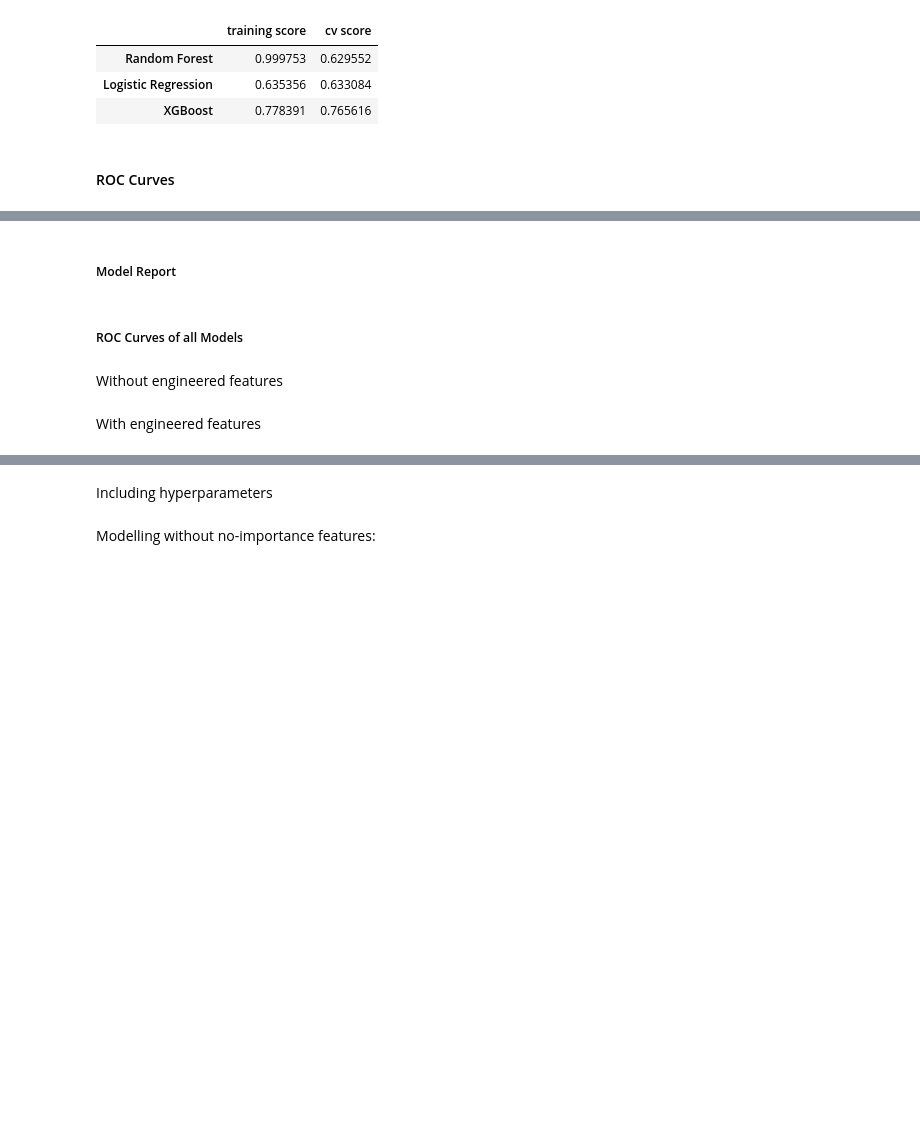
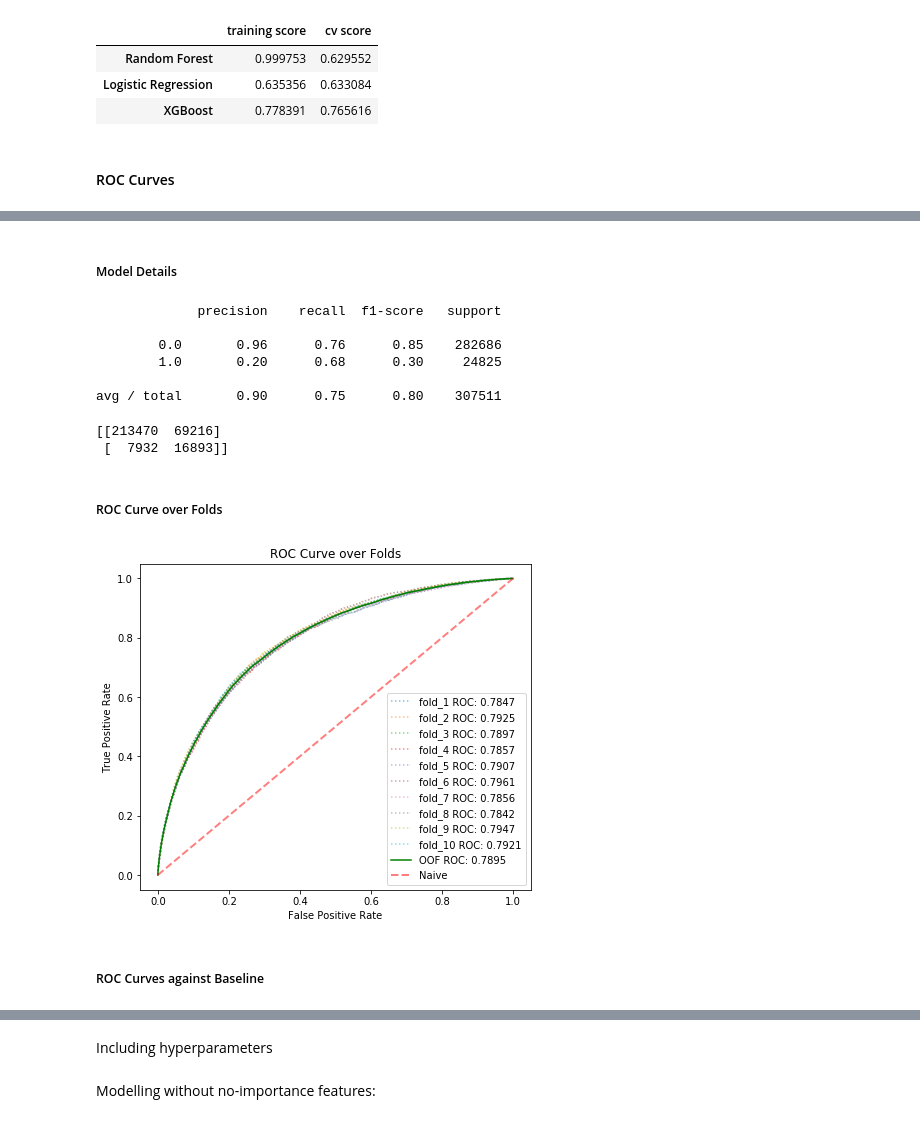
Before and after one commit to ashiquem/home-credit-default-risk, a Jupyter notebook: model_evolution.ipynb, the cells around one changed output, grey strips where cells are left out. Saved outputs shown, nothing was run; the diff lists cells and outputs as text; code cells hidden in the pictures; blank space fills up the shorter version.

Commit message:
final model

```diff
--- a/model_evolution.ipynb
+++ b/model_evolution.ipynb
@@ -47,8 +48,8 @@ data_fe = fe.process_datasets(app_train,app_test,buro,bb,pa,ipay,ccb,pos,path='p
 end = time.time()
 print('Datasets processed in: {:.2f} minutes'.format((end-start)/60))
 # %%
-# data = pd.read_csv('processed/alldata.csv')
-data_fe = pd.read_csv('processed/alldata_fe.csv')
+data = pd.read_csv('processed/alldata.csv')
+# data_fe = pd.read_csv('processed/alldata_fe.csv')
 # %% [markdown]
 ### BASELINE MODELS
 # %% [markdown]
@@ -264,14 +265,14 @@ def model(data,folds,iterations,exclude=[]):
 
         # fitting on the training set
         clf.fit(xtrain,ytrain,eval_set=[(xtrain, ytrain), (xvalid, yvalid)],eval_metric ='auc',
-                verbose= 100, early_stopping_rounds= iterations,eval_names = ['train','valid'])
+                 verbose =200,early_stopping_rounds= iterations,eval_names = ['train','valid'])
 
         #best iteration
         best_iter = clf.best_iteration_
 
         # storing out of fold predictions:
         oof_predictions[valid_i] = clf.predict_proba(xvalid,num_iteration=best_iter)[:, 1]
-        oof_predabs[valid_i] = clf.predict_proba(xvalid,num_iteration=best_iter)[:, 1]
+        oof_predabs[valid_i] = clf.predict(xvalid,num_iteration=best_iter)
 
         # storing test set predictions:
         test_preds += clf.predict_proba(test,num_iteration=best_iter)[:, 1] /kfold.n_splits
@@ -325,6 +326,44 @@ no_imp=list(fi.loc[fi['importance']==0,'features'])
 # %%
 mdls,fsubmission, fscores, oof_predabs, fi_final,ffprs,ftprs,faucs = model(data_fe,10,100,exclude=no_imp)
 # %% [markdown]
-##### Model Report
+##### Model Details
+# %%
+#classification report
+print(classification_report(data_fe.loc[data_fe['TARGET'].notnull(),'TARGET'],oof_predabs))
+# %% [output]
+             precision    recall  f1-score   support
+
+        0.0       0.96      0.76      0.85    282686
+        1.0       0.20      0.68      0.30     24825
+
+avg / total       0.90      0.75      0.80    307511
+# %%
+print(confusion_matrix(data_fe.loc[data_fe['TARGET'].notnull(),'TARGET'],oof_predabs))
+# %% [output]
+[[213470  69216]
+ [  7932  16893]]
+# %% [markdown]
+##### ROC Curve over Folds
+# %%
+folds_no = list(ffprs.keys())
+# %%
+fig = plt.figure(figsize=(7,6))
+
+for i in range(len(folds_no)-1):
+    foldscore = auc(ffprs[folds_no[i]],ftprs[folds_no[i]])
+    plt.plot(ffprs[folds_no[i]],ftprs[folds_no[i]],
+            label='{} ROC: {:.4f}'.format(folds_no[i],foldscore),alpha=0.5,linestyle=':')
+
+lgbm_roc = auc(ffprs['OCV'],ftprs['OCV'])
+plt.plot(ffprs['OCV'],ftprs['OCV'],label='{} ROC: {:.4f}'.format('OOF',lgbm_roc),color='g')
+plt.plot([0, 1], [0, 1], linestyle='--', lw=2, color='r',label='Naive', alpha=0.5)
+plt.title('ROC Curve over Folds')
+plt.xlabel('False Positive Rate')
+plt.ylabel('True Positive Rate')
+plt.legend(loc="lower right")
+# plt.show()
+plt.savefig('solution_roc_folds.png',bbox_inches='tight')
+# %% [output]
+[figure, added]
 # %% [markdown]
-##### ROC Curves of all Models
+##### ROC Curves against Baseline
@@ -423,2 +369,0 @@ def lgbmV0(data,folds,exclude=[]):
-# %% [markdown]
-Without engineered features
@@ -427,2 +369,0 @@ submission_lgbmV0, scores_lgbmV0, fi_lgbm_V0 = lgbmV0(data,5)
-# %% [markdown]
-With engineered features
```
Also changed, not shown: parts of 18 cells of this notebook, 2 other files.
